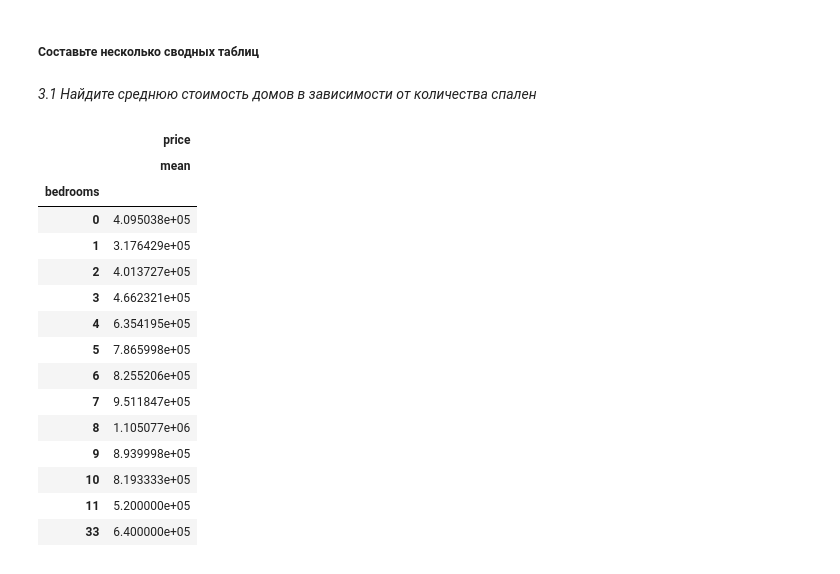
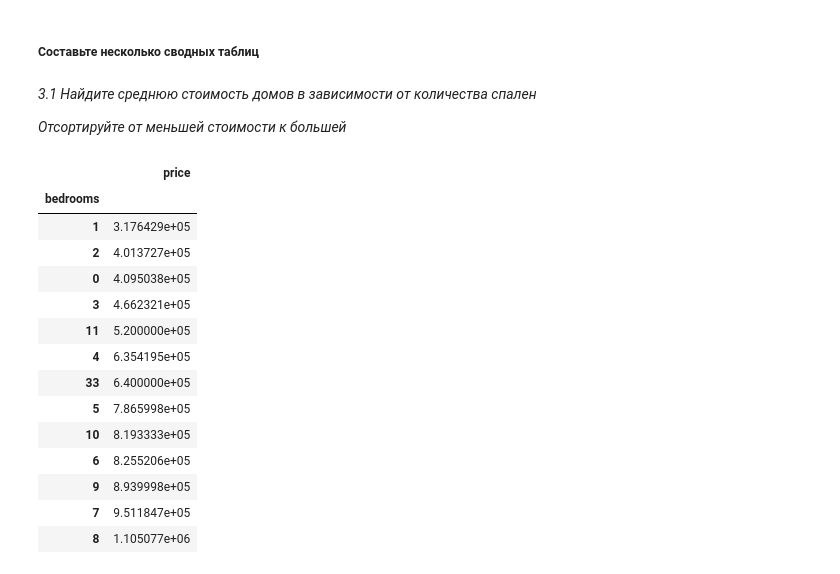
Before and after one commit to estaroverov/pfa_hw3, a Jupyter notebook: hw3.ipynb, the cells around one changed output. Cells and saved outputs as stored; diff of their text form; code cells hidden in the pictures.

```diff
--- a/hw3.ipynb
+++ b/hw3.ipynb
@@ -8,3 +8,3 @@ import pandas as pd
 # %%
-df = pd.read_csv('c:/1/kc_house_data.csv')
+df = pd.read_csv('./kc_house_data.csv')
 # %% [markdown]
@@ -125,22 +123,23 @@ merged
 ##### Составьте несколько сводных таблиц
 # %% [markdown]
 *3.1 Найдите среднюю стоимость домов в зависимости от количества спален*
+
+*Отсортируйте от меньшей стоимости к большей*
 # %%
-df.groupby('bedrooms').agg({'price':['mean']})
+df.groupby('bedrooms').agg({'price':'mean'}).sort_values(by='price')
 # %% [output]
 |  | price |
-|  | mean |
 | bedrooms |  |
-| 0 | 4.095038e+05 |
 | 1 | 3.176429e+05 |
 | 2 | 4.013727e+05 |
+| 0 | 4.095038e+05 |
 | 3 | 4.662321e+05 |
+| 11 | 5.200000e+05 |
 | 4 | 6.354195e+05 |
+| 33 | 6.400000e+05 |
 | 5 | 7.865998e+05 |
+| 10 | 8.193333e+05 |
 | 6 | 8.255206e+05 |
+| 9 | 8.939998e+05 |
 | 7 | 9.511847e+05 |
 | 8 | 1.105077e+06 |
-| 9 | 8.939998e+05 |
-| 10 | 8.193333e+05 |
-| 11 | 5.200000e+05 |
-| 33 | 6.400000e+05 |
```
Also changed, not shown: parts of 13 cells of this notebook.
